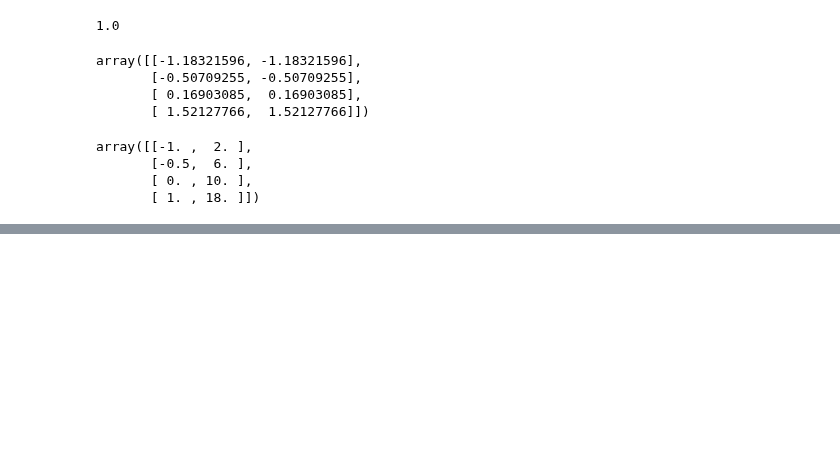
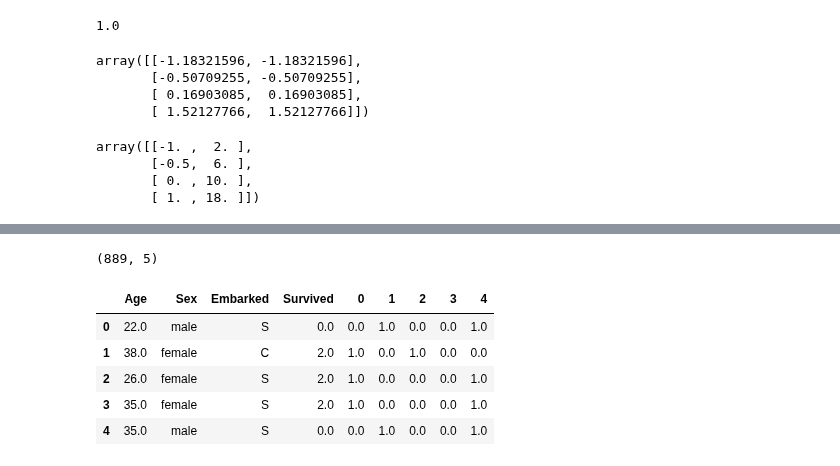
Before and after one commit to cwcheng0/practicepython, a Jupyter notebook: SKLearn_PreProcessing.ipynb, the cells around one changed output, grey strips where cells are left out. Drawn from its saved outputs; the diff is of its cells as text; code cells hidden in the pictures; blank space fills up the shorter version.

```diff
--- a/SKLearn_PreProcessing.ipynb
+++ b/SKLearn_PreProcessing.ipynb
@@ -119,0 +321,12 @@ data.head()
+# %%
+#据集上进行修改，为False表示生成一个复制对象，不修改原数据，默认False
+from sklearn.preprocessing import LabelEncoder
+y = data.iloc[:,-1]
+
+#要输入的是标签，不是特征矩阵，所以允许一维
+le = LabelEncoder() #实例化
+
+le = le.fit(y) #导入数据
+label = le.transform(y) #transform接口调取结果
+le.classes_ #属性.classes_查看标签中究竟有多少类别
+label #查看获取的结果label
@@ -119,0 +377,3 @@ data.head()
+# %%
+data.iloc[:,-1] = label #让标签等于我们运行出来的结果
+data.head()
@@ -119,0 +387,5 @@ data.head()
+# %%
+#如果不需要教学展示的话我会这么写：
+from sklearn.preprocessing import LabelEncoder
+data.iloc[:,-1] = LabelEncoder().fit_transform(data.iloc[:,-1])
+data.head()
@@ -119,0 +426,7 @@ data.head()
+# %%
+# data.head()
+from sklearn.preprocessing import OneHotEncoder
+X = data.iloc[:,1:-1]
+enc = OneHotEncoder(categories='auto').fit(X)
+result = enc.transform(X).toarray()
+result
@@ -119,0 +456,15 @@ data.head()
+# %%
+result.shape
+# %% [output]
+(889, 5)
+# %%
+#axis=1,表示跨行进行合并，也就是将量表左右相连，如果是axis=0，就是将量表上下相连
+newdata = pd.concat([data,pd.DataFrame(result)],axis=1)
+newdata.head()
+# %% [output]
+|  | Age | Sex | Embarked | Survived | 0 | 1 | 2 | 3 | 4 |
+| 0 | 22.0 | male | S | 0.0 | 0.0 | 1.0 | 0.0 | 0.0 | 1.0 |
+| 1 | 38.0 | female | C | 2.0 | 1.0 | 0.0 | 1.0 | 0.0 | 0.0 |
+| 2 | 26.0 | female | S | 2.0 | 1.0 | 0.0 | 0.0 | 0.0 | 1.0 |
+| 3 | 35.0 | female | S | 2.0 | 1.0 | 0.0 | 0.0 | 0.0 | 1.0 |
+| 4 | 35.0 | male | S | 0.0 | 0.0 | 1.0 | 0.0 | 0.0 | 1.0 |
```
Also changed, not shown: parts of 27 cells of this notebook.
